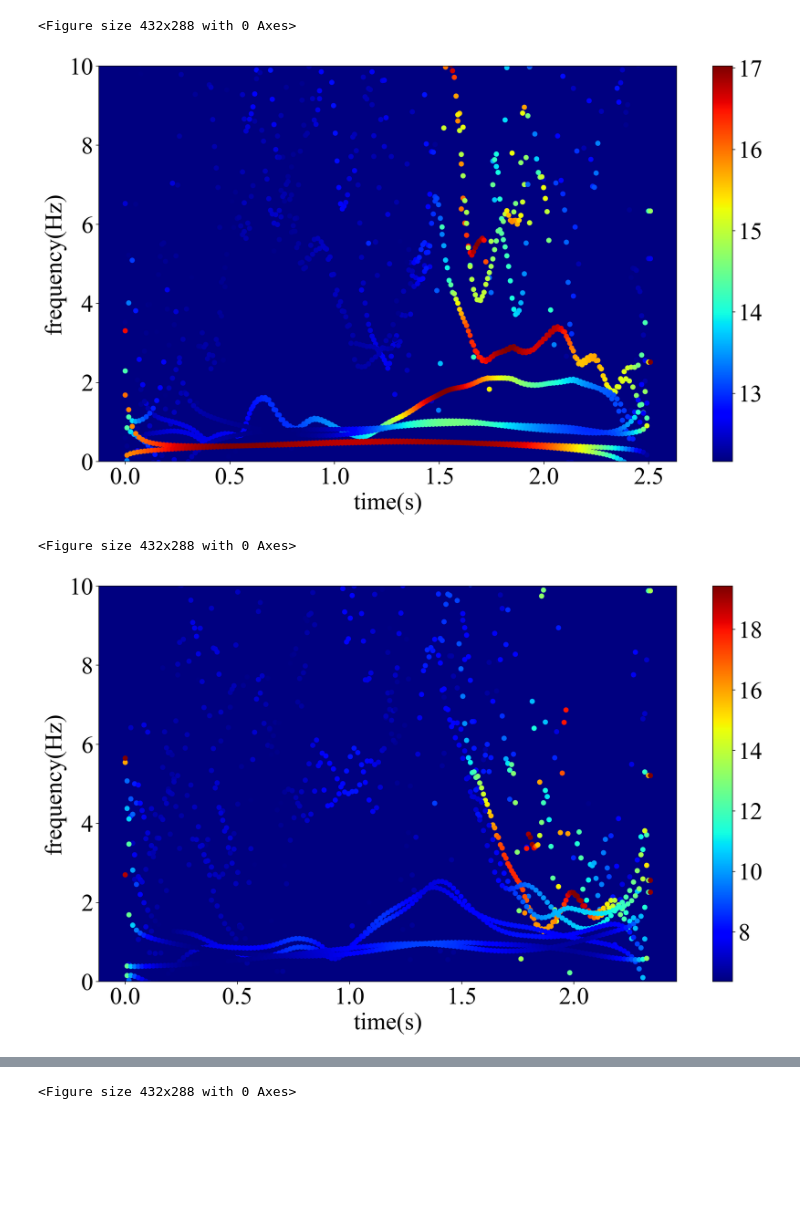
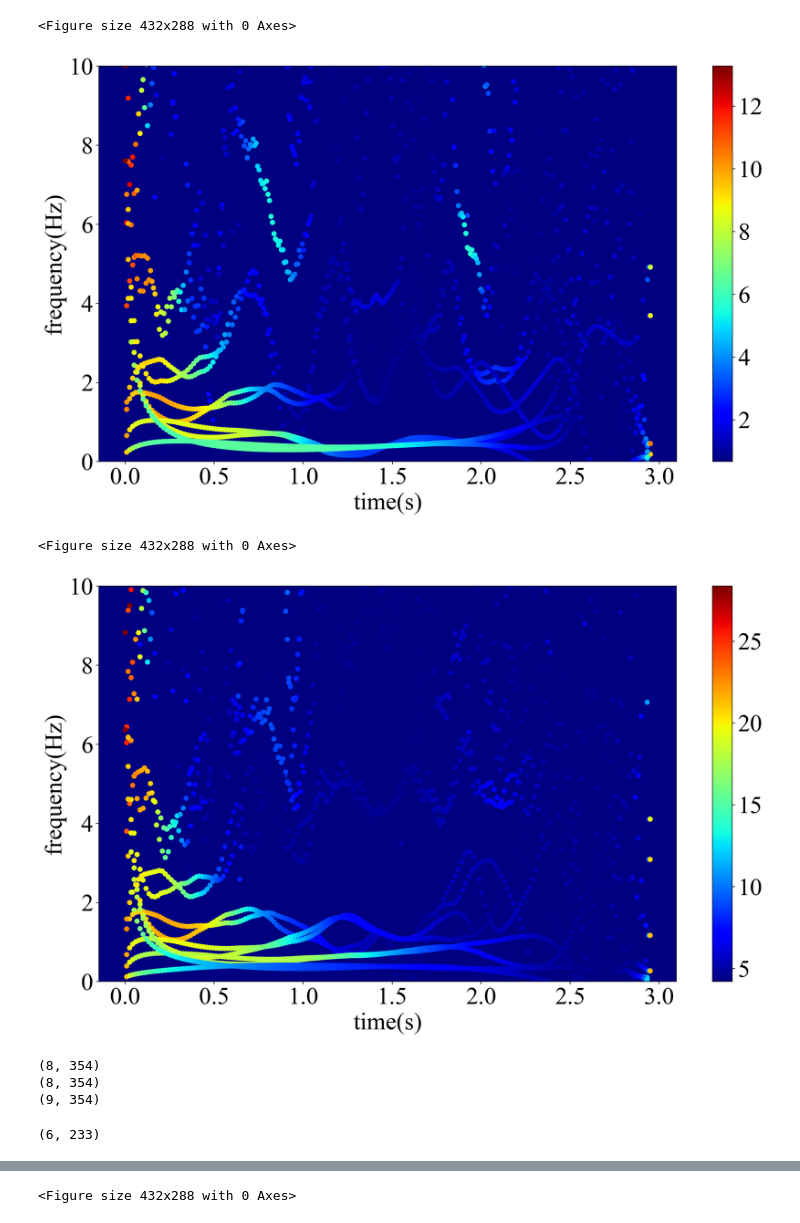
Before and after one commit to chudai8141/golf2, a Jupyter notebook: GolfMEMD/hht_calculation.ipynb, the cells around one changed output, grey strips where cells are left out. Cells and saved outputs as stored; diff of their text form; code cells hidden in the pictures; blank space fills up the shorter version.

```diff
--- a/GolfMEMD/hht_calculation.ipynb
+++ b/GolfMEMD/hht_calculation.ipynb
@@ -66,7 +100,8 @@ slice_data
 # or
 # first slice data
 # data_path = '../data/1111/straight_data/straight_1_Take_001.bvh'
-data_path = '../data/1111/slice_data/slice_1_Take_001.bvh'
+# data_path = '../data/1111/slice_data/slice_1_Take_001.bvh'
+data_path = '../data/sugawara/slice_data/singlePlane_slice01_Take_001.bvh'
 
 data, fs, text = bvh.bvhreader(data_path)
 data = bvh.errc(data, set_joint, set_joint+3)
@@ -136,7 +171,8 @@ first_amp_data = amp_norm.copy()
 # %%
 # secont straight data
 # data_path = '../data/1111/straight_data/straight_2_Take_001.bvh'
-data_path = '../data/1111/slice_data/slice_2_Take_001.bvh'
+# data_path = '../data/1111/slice_data/slice_2_Take_001.bvh'
+data_path = '../data/sugawara/slice_data/singlePlane_slice02_Take_001.bvh'
 
 data, fs, text = bvh.bvhreader(data_path)
 data = bvh.errc(data, set_joint, set_joint+3)
@@ -172,41 +208,42 @@ freq_mean = np.mean(freq_all, axis=0)
 amp_norm = LA.norm(amp_all, axis=0)
 # amp_mean = (amp_norm - np.min(amp_norm)) / (np.max(amp_norm) - np.min(amp_norm))
 
 # Number of decomposition
 Nod = freq_mean.shape[0]
 
 # frame
 frame = freq_mean.shape[1]
 
 # setting spectrum time
 spectrum_time = np.zeros((Nod, frame))
 for n in range(Nod):
     spectrum_time[n, :] = np.linspace(0, dt*frame, frame)
 
 # spectrogram plot
 plt.clf()
 plt.figure(dpi = 200, figsize=(16, 9))
 plt.rcParams['font.family'] = 'Times new Roman'
 plt.rcParams['font.size'] = 30
 for n in range(Nod):
     plt.scatter(spectrum_time[n, :], freq_mean[n, :], s = 30, c=amp_norm[n, :frame], cmap='jet')
 ax = plt.gca()
 ax.set_facecolor([0.0, 0.0, 0.5])
 plt.ylim(0, 10)
 plt.xlabel('time(s)')
 plt.ylabel('frequency(Hz)')
 plt.colorbar()
 plt.show()
 # %% [output]
 <Figure size 432x288 with 0 Axes>
-[figure, old version]
+[figure, new version]
 # %%
 second_freq_data = freq_mean.copy()
 second_amp_data = amp_norm.copy()
 # %%
 # third straight data
 # data_path = '../data/1111/straight_data/straight_3_Take_001.bvh'
-data_path = '../data/1111/slice_data/slice_3_Take_001.bvh'
+# data_path = '../data/1111/slice_data/slice_3_Take_001.bvh'
+data_path = '../data/sugawara/slice_data/singlePlane_slice03_Take_001.bvh'
 
 data, fs, text = bvh.bvhreader(data_path)
 data = bvh.errc(data, set_joint, set_joint+3)
@@ -269,7 +306,43 @@ plt.colorbar()
 plt.show()
 # %% [output]
 <Figure size 432x288 with 0 Axes>
-[figure, old version]
+[figure, new version]
 # %%
 third_freq_data = freq_mean.copy()
 third_amp_data = amp_norm.copy()
+# %%
+print(first_freq_data.shape)
+print(second_freq_data.shape)
+print(third_freq_data.shape)
+# %% [output]
+(8, 354)
+(8, 354)
+(9, 354)
+# %%
+# setting frame data
+first_freq_data = first_freq_data[:6, first_impact - min_frame : first_impact + follor_throught]
+first_amp_data = first_amp_data[:6, first_impact - min_frame : first_impact + follor_throught]
+
+second_freq_data = second_freq_data[:6, second_impact - min_frame : second_impact + follor_throught]
+second_amp_data = second_amp_data[:6, second_impact - min_frame : second_impact + follor_throught]
+
+third_freq_data = third_freq_data[:6, third_impact - min_frame : third_impact + follor_throught]
+third_amp_data = third_amp_data[:6, third_impact - min_frame : third_impact + follor_throught]
+
+# all data means or norm
+all_freq_data = (first_freq_data + second_freq_data + third_freq_data) / 3
+all_amp_data = (first_amp_data + second_amp_data + third_amp_data) / 3
+all_amp_data = (all_amp_data - np.min(all_amp_data)) / (np.max(all_amp_data) - np.min(all_amp_data))
+
+# Number of decomposition
+Nod = all_freq_data.shape[0]
+#frame
+frame = all_freq_data.shape[1]
+
+# setting spectrum time
+spectrum_time = np.zeros((Nod, frame))
+for n in range(Nod):
+    spectrum_time[n, :] = np.linspace(0, dt*frame, frame)
+print(spectrum_time.shape)
+# %% [output]
+(6, 233)
```
Also changed, not shown: parts of 3 cells of this notebook.
